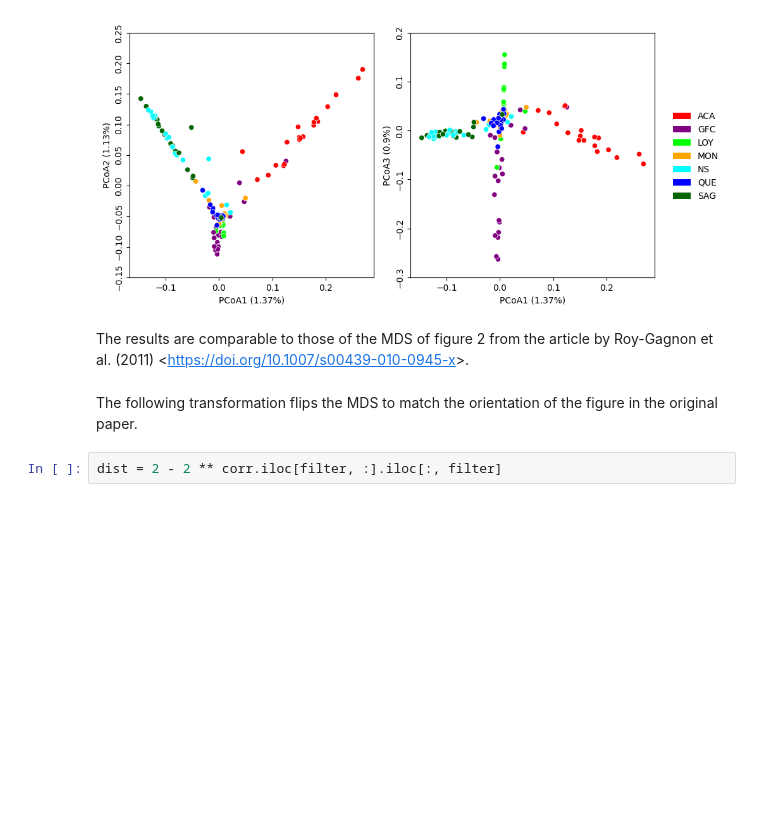
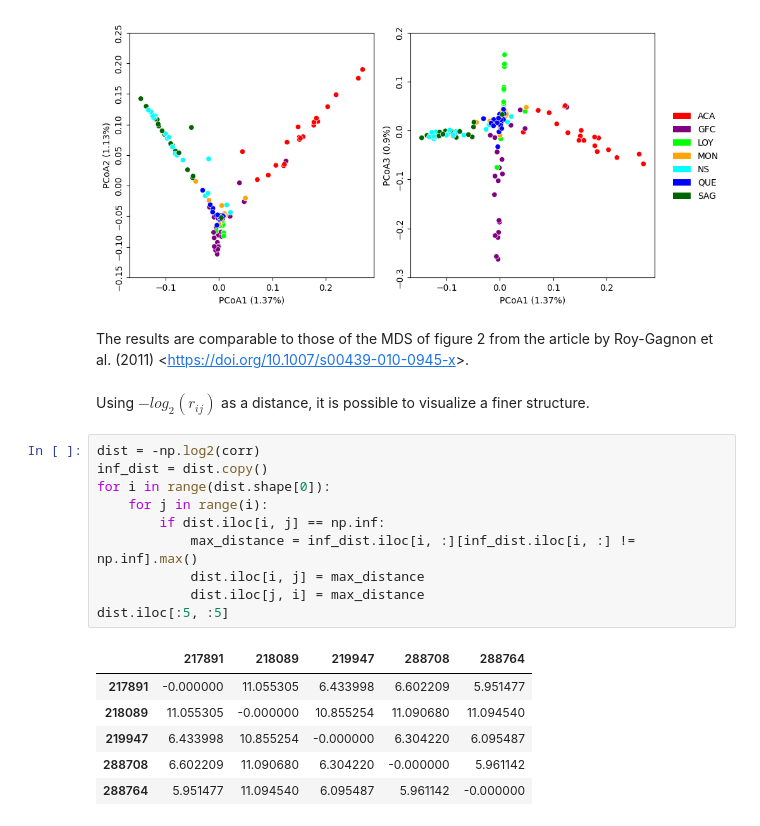
Before and after one commit to Genopop/geneakit, a Jupyter notebook: examples/correlation_mds.ipynb, the cells around one changed output. Drawn from its saved outputs; the diff is of its cells as text; blank space fills up the shorter version.

```diff
--- a/examples/correlation_mds.ipynb
+++ b/examples/correlation_mds.ipynb
@@ -272,10 +273,25 @@ plt.show()
 [figure]
 # %% [markdown]
 The results are comparable to those of the MDS of figure 2 from the article by Roy-Gagnon et al. (2011) <[https://doi.org/10.1007/s00439-010-0945-x]()>.
-# %% [markdown]
-The following transformation flips the MDS to match the orientation of the figure in the original paper.
-# %%
-dist = 2 - 2 ** corr.iloc[filter, :].iloc[:, filter]
+# %% [markdown]
+Using $-log_2(r_{ij})$ as a distance, it is possible to visualize a finer structure.
+# %%
+dist = -np.log2(corr)
+inf_dist = dist.copy()
+for i in range(dist.shape[0]):
+    for j in range(i):
+        if dist.iloc[i, j] == np.inf:
+            max_distance = inf_dist.iloc[i, :][inf_dist.iloc[i, :] != np.inf].max()
+            dist.iloc[i, j] = max_distance
+            dist.iloc[j, i] = max_distance
+dist.iloc[:5, :5]
+# %% [output]
+|  | 217891 | 218089 | 219947 | 288708 | 288764 |
+| 217891 | -0.000000 | 11.055305 | 6.433998 | 6.602209 | 5.951477 |
+| 218089 | 11.055305 | -0.000000 | 10.855254 | 11.090680 | 11.094540 |
+| 219947 | 6.433998 | 10.855254 | -0.000000 | 6.304220 | 6.095487 |
+| 288708 | 6.602209 | 11.090680 | 6.304220 | -0.000000 | 5.961142 |
+| 288764 | 5.951477 | 11.094540 | 6.095487 | 5.961142 | -0.000000 |
 # %%
 results = pcoa(dist)
 emb = results.samples.to_numpy()
```
Also changed, not shown: parts of 6 cells of this notebook.
